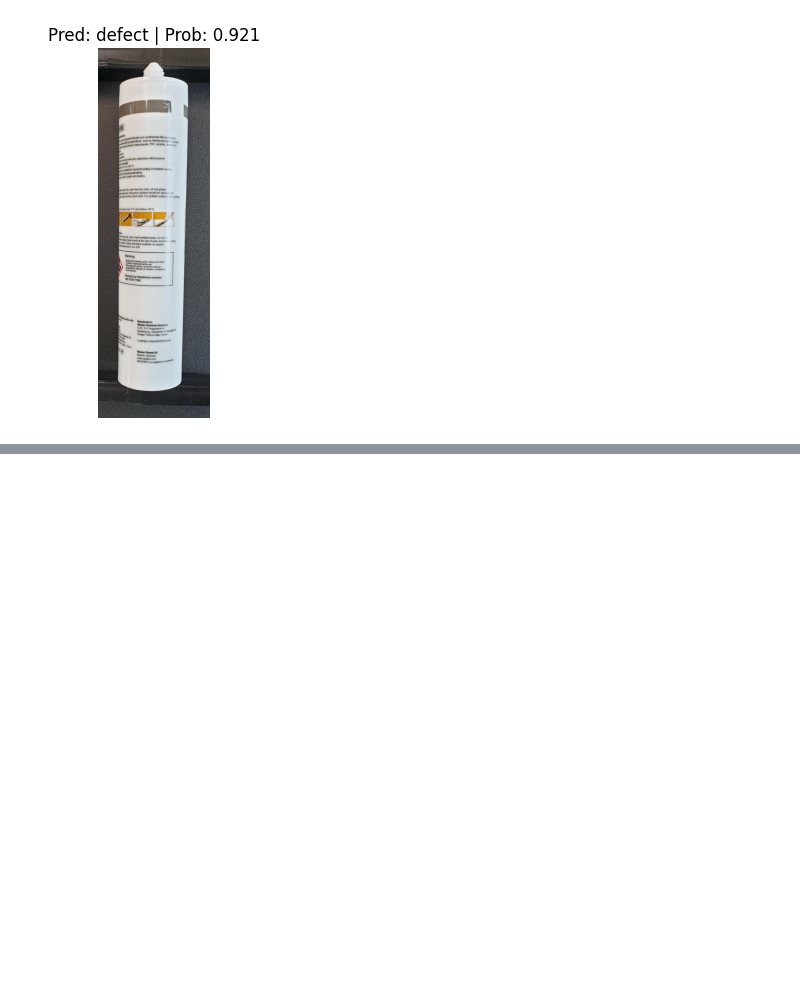
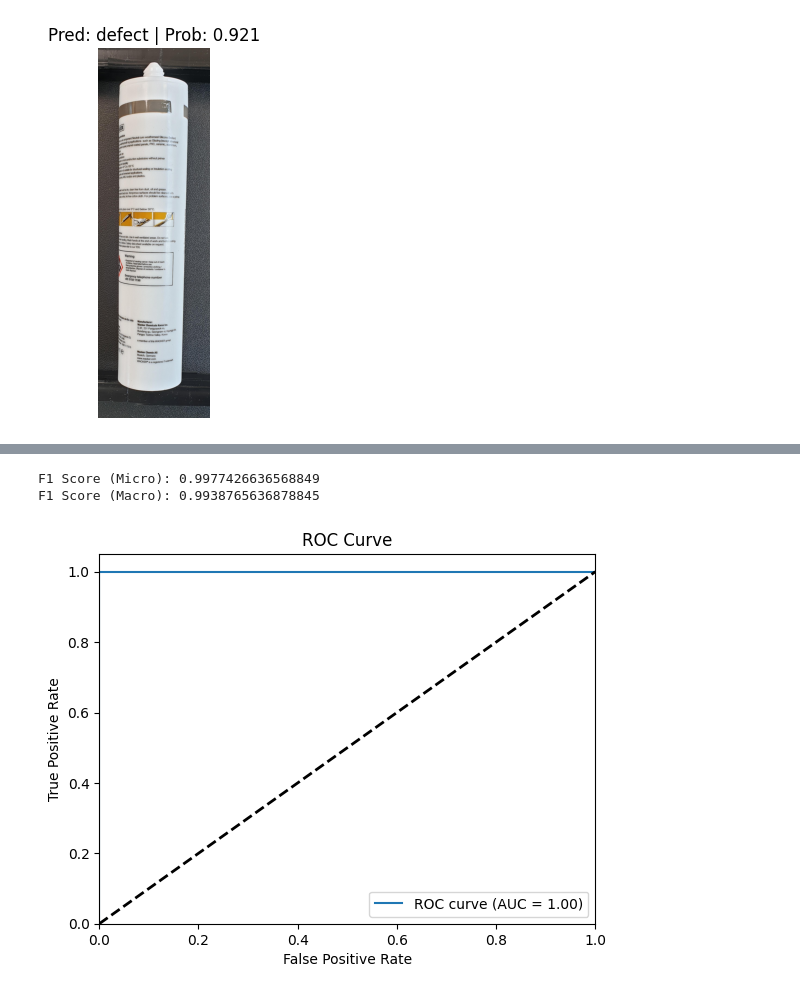
Before and after one commit to DutchVandaline/Artificial_Intelligence, a Jupyter notebook: Deep_Learning_Silant_Problem.ipynb, the cells around one changed output, grey strips where cells are left out. Drawn from its saved outputs; the diff is of its cells as text; code cells hidden in the pictures; blank space fills up the shorter version.

```diff
--- a/Deep_Learning_Silant_Problem.ipynb
+++ b/Deep_Learning_Silant_Problem.ipynb
@@ -205,0 +269,73 @@ pred_and_plot_image(model=pretrained_vit,
+# %%
+import torch
+import matplotlib.pyplot as plt
+from sklearn.metrics import f1_score, roc_curve, auc, RocCurveDisplay
+import numpy as np
+from sklearn.preprocessing import label_binarize
+
+# Assuming you have a test DataLoader (test_dataloader_pretrained) and the model (pretrained_vit)
+# Ensure the model is in evaluation mode
+pretrained_vit.eval()
+
+# Create lists to store true and predicted labels
+true_labels = []
+predicted_labels = []
+all_probabilities = []
+
+# Move model to the appropriate device (e.g., CPU or GPU)
+pretrained_vit.to(device)
+
+# Disable gradient calculation for evaluation
+with torch.no_grad():
+    for data in test_dataloader_pretrained:
+        inputs, labels = data
+        inputs, labels = inputs.to(device), labels.to(device)
+
+        # Forward pass
+        outputs = pretrained_vit(inputs)
+        _, preds = torch.max(outputs, 1)
+
+        # Collect predictions, true labels, and predicted probabilities
+        predicted_labels.extend(preds.cpu().numpy())
+        true_labels.extend(labels.cpu().numpy())
+        all_probabilities.extend(torch.softmax(outputs, dim=1).cpu().numpy())
+
+# Calculate F1 score (micro and macro)
+f1_micro = f1_score(true_labels, predicted_labels, average='micro')
+f1_macro = f1_score(true_labels, predicted_labels, average='macro')
+print(f"F1 Score (Micro): {f1_micro}")
+print(f"F1 Score (Macro): {f1_macro}")
+
+# Determine if it's binary or multi-class
+num_classes = len(np.unique(true_labels))
+
+if num_classes == 2:
+    # Binary classification: Use only one ROC curve
+    fpr, tpr, _ = roc_curve(true_labels, np.array(all_probabilities)[:, 1])
+    roc_auc = auc(fpr, tpr)
+
+    # Plot ROC curve for binary classification
+    plt.plot(fpr, tpr, label=f'ROC curve (AUC = {roc_auc:.2f})')
+else:
+    # Multi-class classification: ROC curve for each class
+    true_labels_binarized = label_binarize(true_labels, classes=np.arange(num_classes))
+
+    # Plot ROC curve for each class
+    for i in range(num_classes):
+        fpr, tpr, _ = roc_curve(true_labels_binarized[:, i], np.array(all_probabilities)[:, i])
+        roc_auc = auc(fpr, tpr)
+        plt.plot(fpr, tpr, label=f'Class {i} (AUC = {roc_auc:.2f})')
+
+# Plot settings
+plt.plot([0, 1], [0, 1], 'k--', lw=2)
+plt.xlim([0.0, 1.0])
+plt.ylim([0.0, 1.05])
+plt.xlabel('False Positive Rate')
+plt.ylabel('True Positive Rate')
+plt.title('ROC Curve')
+plt.legend(loc="lower right")
+plt.show()
+# %% [output]
+F1 Score (Micro): 0.9977426636568849
+F1 Score (Macro): 0.9938765636878845
+[figure, added]
```
Also changed, not shown: parts of 9 cells of this notebook.
